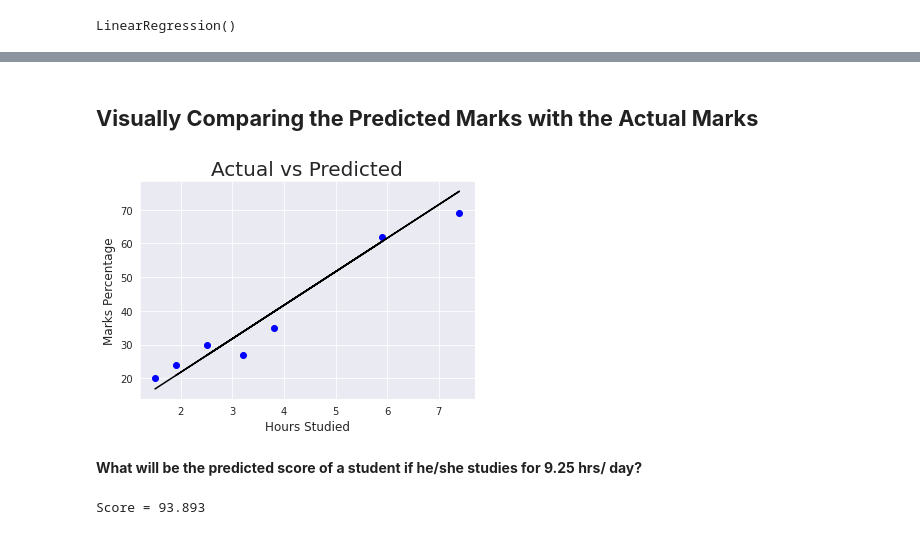
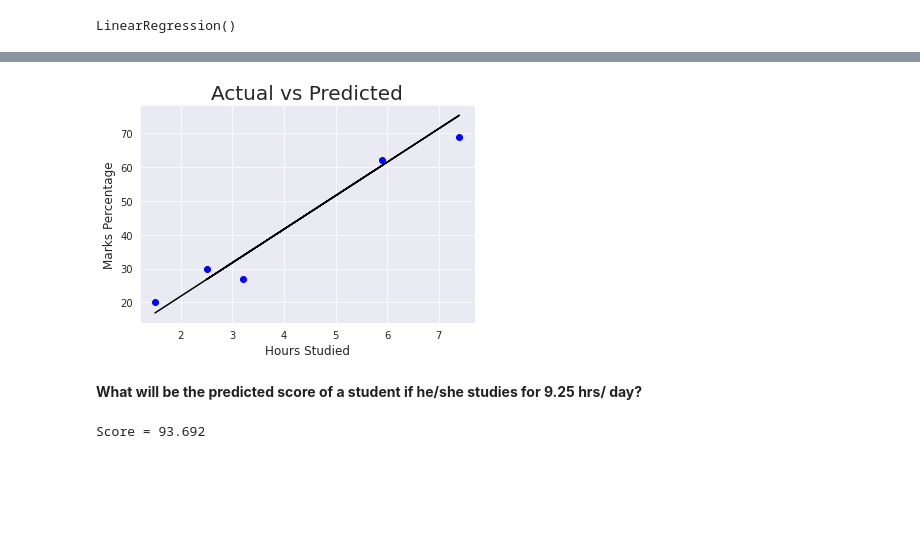
Before and after one commit to coderanandmaurya/INTERNSHIP_GRIP, a Jupyter notebook: task1.ipynb, the cells around one changed output, grey strips where cells are left out. Cells and saved outputs as stored; diff of their text form; code cells hidden in the pictures; blank space fills up the shorter version.

```diff
--- a/task1.ipynb
+++ b/task1.ipynb
@@ -52,10 +72,3 @@ plt.figure(figsize=[5,3])
 corr = sns.heatmap(data.corr(), annot=True, cmap="RdYlGn")
 # %% [output]
 [figure]
-# %%
-sns.set_style('darkgrid')
-sns.scatterplot(y= data['Scores'], x= data['Hours'])
-plt.title('Marks Vs Study Hours',size=20)
-plt.ylabel('Marks Percentage', size=12)
-plt.xlabel('Hours Studied', size=12)
-plt.show()
@@ -76,7 +98,5 @@ plt.show()
 # %%
-# Defining X and y from the Data
-X = data.iloc[:, :-1].values
-y = data.iloc[:, 1].values
 # Spliting the Data in two
-train_X, val_X, train_y, val_y = train_test_split(X, y, random_state = 0)
+from sklearn.model_selection import train_test_split
+train_X, test_x, train_y, test_y = train_test_split(X, y, random_state = 0,test_size=0.2,)
 # %% [markdown]
@@ -103,0 +126,3 @@ prediction
+# %%
+pred_y = regression.predict(test_x)
+pred_y
@@ -118,14 +145,12 @@ compare_scores
-# %% [markdown]
-## **Visually Comparing the Predicted Marks with the Actual Marks**
 # %%
-plt.scatter(x=val_X, y=val_y, color='blue')
-plt.plot(val_X, pred_y, color='Black')
+plt.scatter(x=test_x, y=test_y, color='blue')
+plt.plot(test_x, pred_y, color='Black')
 plt.title('Actual vs Predicted', size=20)
 plt.ylabel('Marks Percentage', size=12)
 plt.xlabel('Hours Studied', size=12)
 plt.show()
 # %% [output]
-[figure, old version]
+[figure, new version]
 # %% [markdown]
 **What will be the predicted score of a student if he/she studies for 9.25 hrs/ day?**
 # %%
@@ -133,4 +158,4 @@ hours = [9.25]
 answer = regression.predict([hours])
 print("Score = {}".format(round(answer[0],3)))
 # %% [output]
-Score = 93.893
+Score = 93.692
```
Also changed, not shown: parts of 28 cells of this notebook.
